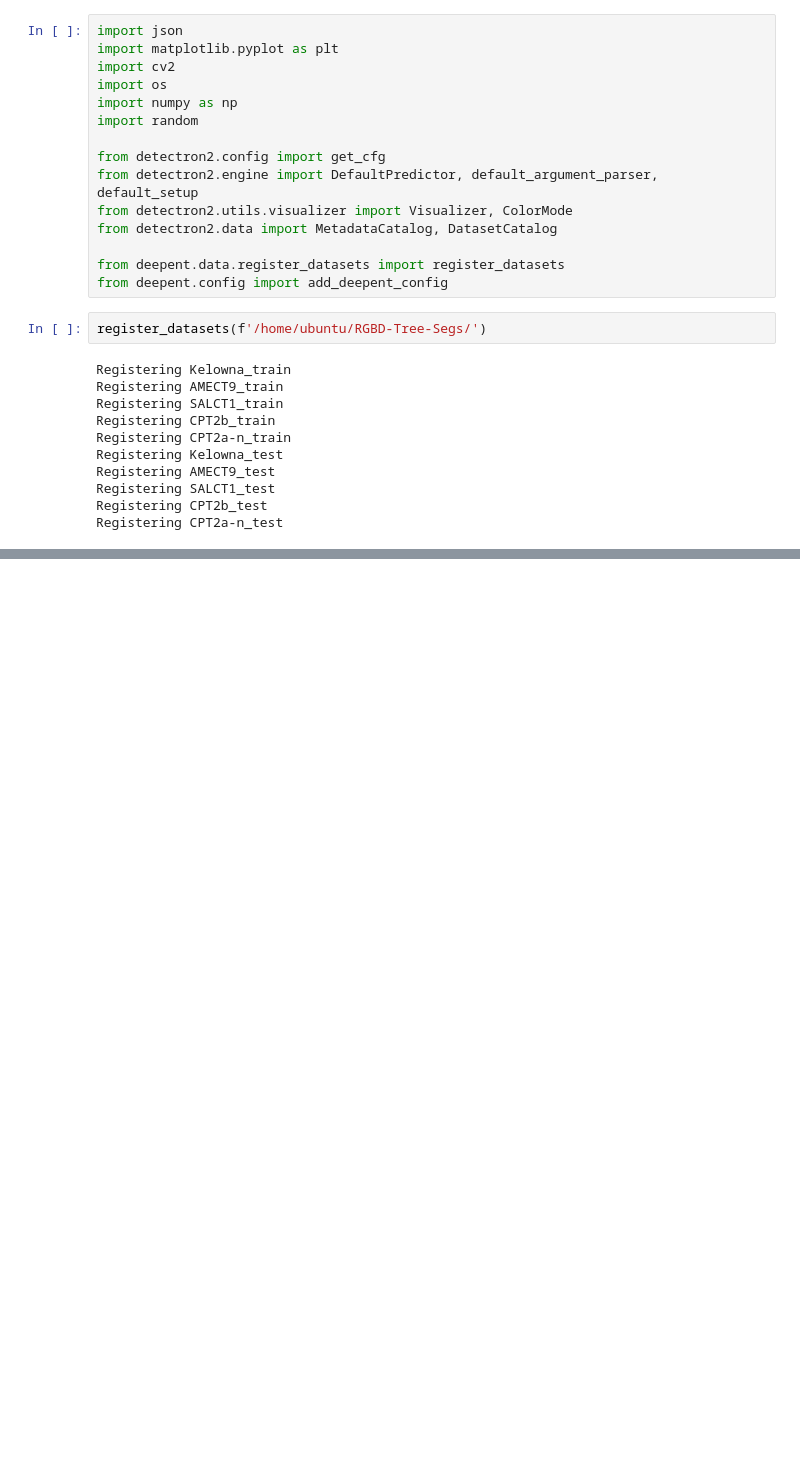
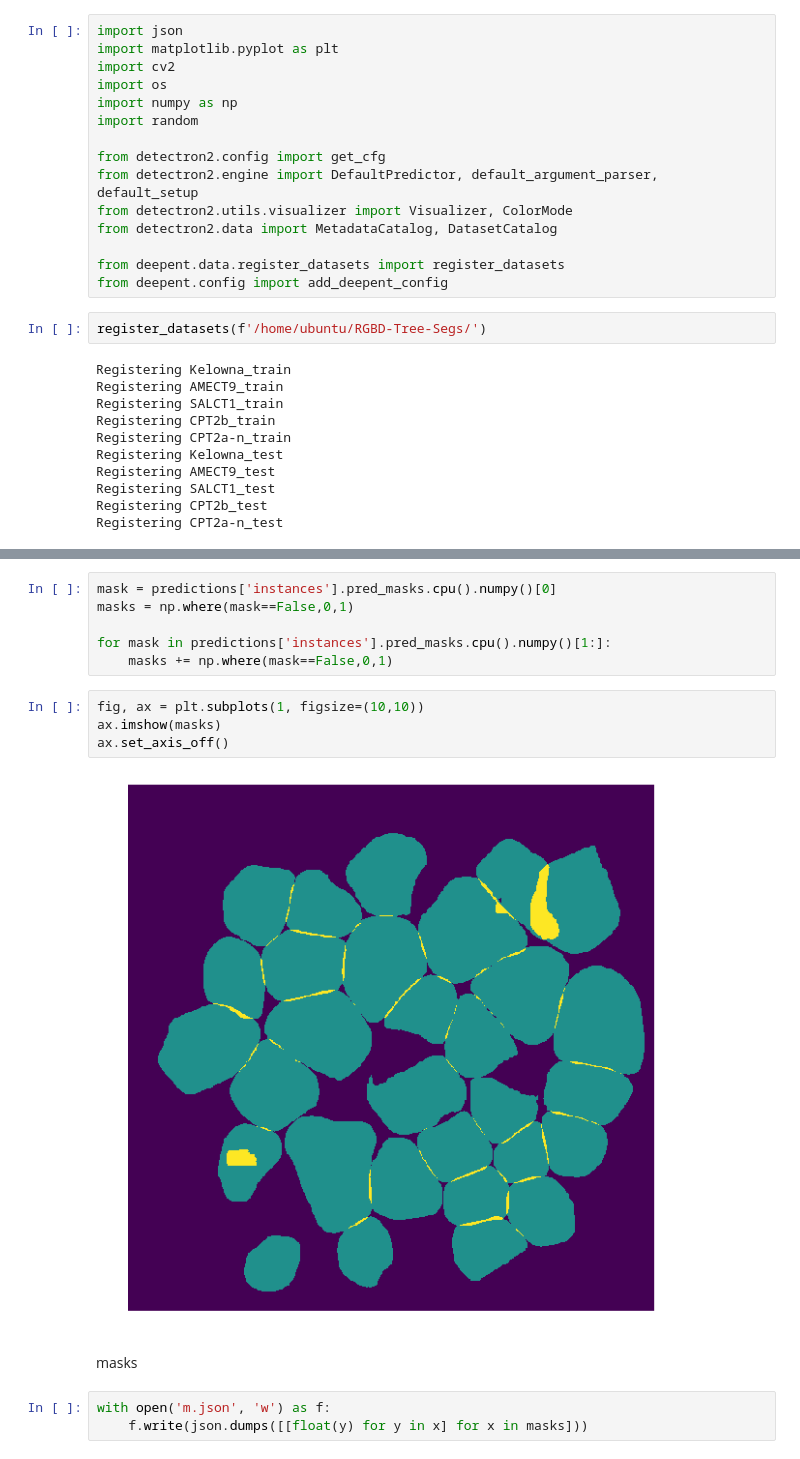
Before and after one commit to tomginsberg/drone-tree-id, a Jupyter notebook: notebooks/vis.ipynb, the cells around one changed output, grey strips where cells are left out. Saved outputs shown, nothing was run; the diff lists cells and outputs as text; blank space fills up the shorter version.

```diff
--- a/notebooks/vis.ipynb
+++ b/notebooks/vis.ipynb
@@ -133,0 +142,17 @@ plt.savefig('poster_demo.png')
+# %%
+mask = predictions['instances'].pred_masks.cpu().numpy()[0]
+masks = np.where(mask==False,0,1)
+
+for mask in predictions['instances'].pred_masks.cpu().numpy()[1:]:
+    masks += np.where(mask==False,0,1)
+# %%
+fig, ax = plt.subplots(1, figsize=(10,10))
+ax.imshow(masks)
+ax.set_axis_off()
+# %% [output]
+[figure, added]
+# %% [markdown]
+masks
+# %%
+with open('m.json', 'w') as f:
+    f.write(json.dumps([[float(y) for y in x] for x in masks]))
```
Also changed, not shown: parts of 17 cells of this notebook, 6 other files.
